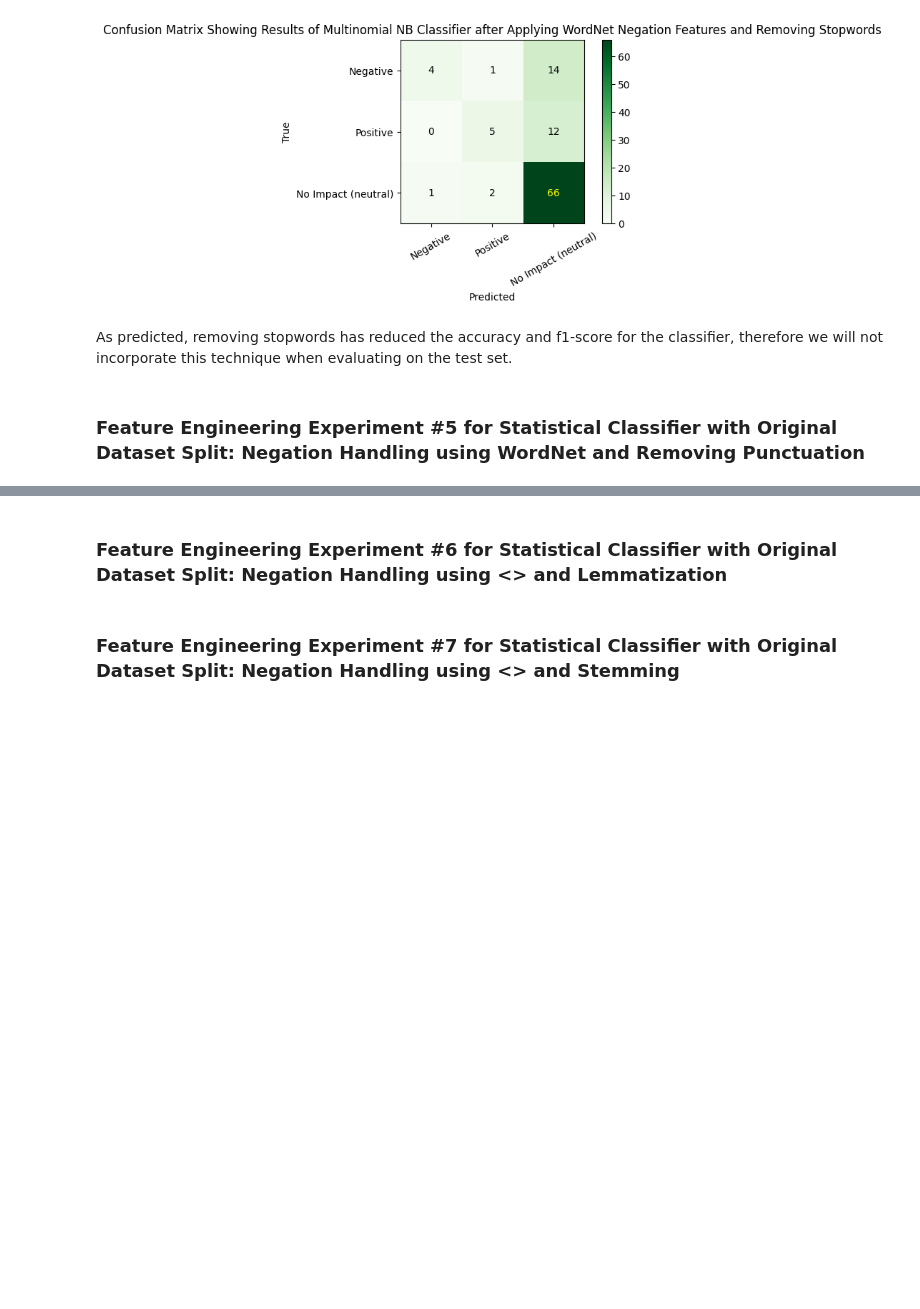
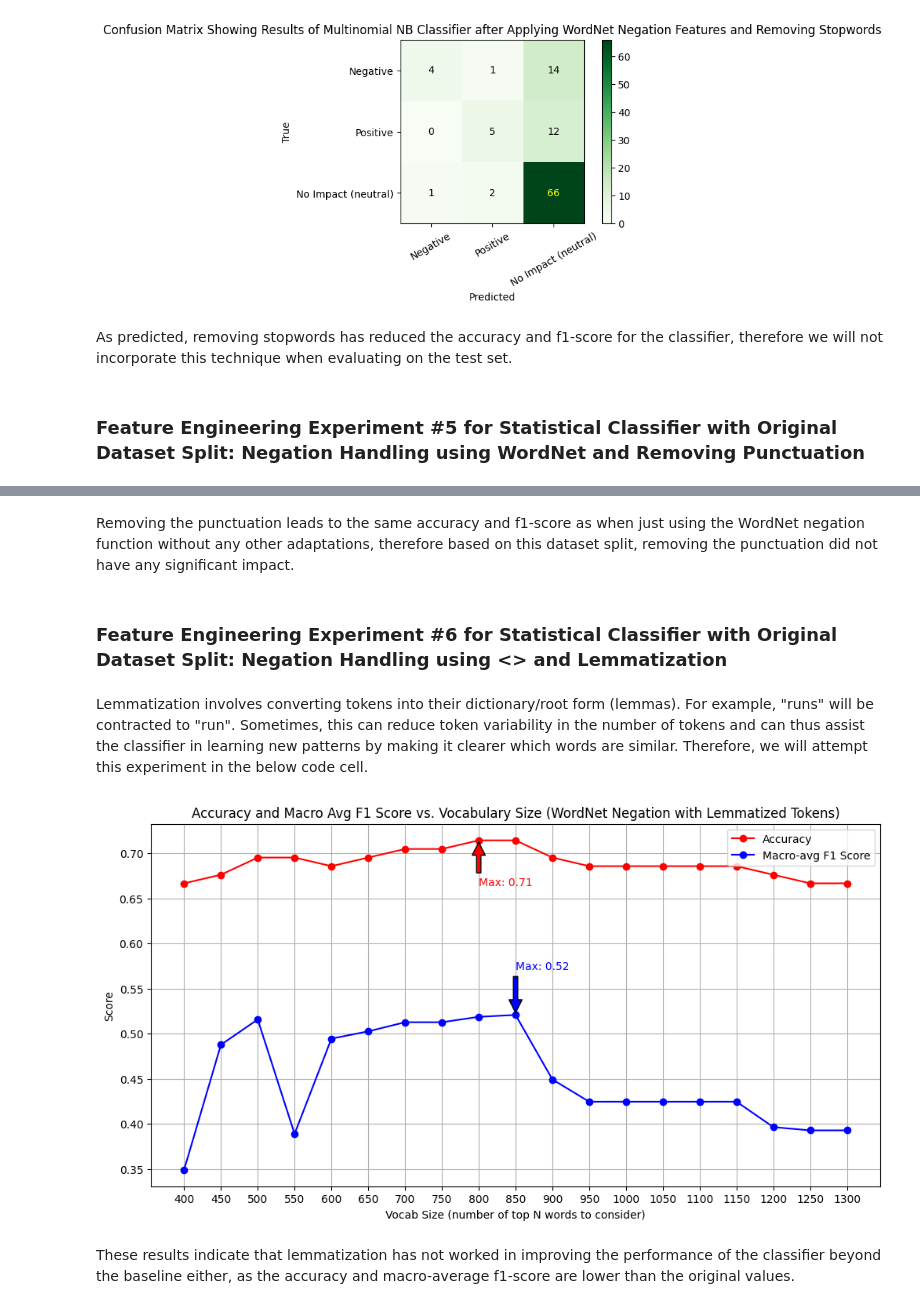
Before and after one commit to nyx500/NLP_Project_on_Poem_Sentiment_Analysis, a Jupyter notebook: NLP_Coursework_Poem_Sentiment_Classification.ipynb, the cells around one changed output, grey strips where cells are left out. Drawn from its saved outputs; the diff is of its cells as text; code cells hidden in the pictures; blank space fills up the shorter version.

Commit message:
Added lemmatization part --> now onto sentiment lexicon

```diff
--- a/NLP_Coursework_Poem_Sentiment_Classification.ipynb
+++ b/NLP_Coursework_Poem_Sentiment_Classification.ipynb
@@ -1173,4 +1207,6 @@ def remove_punctuation(tokens):
+# %% [markdown]
+Removing the punctuation leads to the same accuracy and f1-score as when just using the WordNet negation function without any other adaptations, therefore based on this dataset split, removing the punctuation did not have any significant impact.
 # %% [markdown]
 ### Feature Engineering Experiment #6 for Statistical Classifier with Original Dataset Split: Negation Handling using <> and Lemmatization
-# %% [markdown]
-### Feature Engineering Experiment #7 for Statistical Classifier with Original Dataset Split: Negation Handling using <> and Stemming
+# %% [markdown]
+Lemmatization involves converting tokens into their dictionary/root form (lemmas). For example, "runs" will be contracted to "run". Sometimes, this can reduce token variability in the number of tokens and can thus assist the classifier in learning new patterns by making it clearer which words are similar. Therefore, we will attempt this experiment in the below code cell.
@@ -1177 +1240,42 @@ def remove_punctuation(tokens):
+# %%
+## RUN THE EXPERIMENT AGAIN USING THE WORDNET NEGATION FUNCTION BUT LEMMATIZE WORDS
+
+# Instantiate lemmatizer
+lemmatizer = WordNetLemmatizer()
+
+# Get the tokens after applying the WordNet negation handling function
+lemmatized_wordnet_negated_train_tokens = [
+    lemmatize_tokens(lemmatizer, tokens)
+    for tokens in wordnet_negated_train_tokens
+]
+
+lemmatized_wordnet_negated_tokens = [
+    lemmatize_tokens(lemmatizer, tokens)
+    for tokens in wordnet_negated_validation_tokens
+]
+
+lemmatized_wordnet_negated_train_data_tuples = list(zip(lemmatized_wordnet_negated_train_tokens, original_dataset_train_labels))
+lemmatized_wordnet_negated_validation_data_tuples = list(zip(lemmatized_wordnet_negated_tokens, original_dataset_validation_labels))
+
+# new vocab list with lemmatized tokens
+vocabulary_list = flatten_list_of_lists(lemmatized_wordnet_negated_train_tokens)
+vocabulary_set = set(vocabulary_list)
+# create a freq dist of the now with lemmatized tokens
+all_words = nltk.FreqDist(w for w in vocabulary_list)
+
+# Get the accuracies and f1 scores for different numbers of word features to use to choose the best nr of word features for the negated sets
+top_word_counts, accuracies, avg_f1_scores =  calculate_metrics_for_different_vocab_size_features(
+                                                                                                    400,
+                                                                                                    1301,
+                                                                                                    all_words,
+                                                                                                    lemmatized_wordnet_negated_train_data_tuples,
+                                                                                                    lemmatized_wordnet_negated_validation_data_tuples
+                                                                                                  )
+# Plot the results
+plot_word_feature_counts_against_scores(top_word_counts, accuracies, avg_f1_scores,
+                                        'Accuracy and Macro Avg F1 Score vs. Vocabulary Size (WordNet Negation with Lemmatized Tokens)')
+# %% [output]
+[figure, added]
+# %% [markdown]
+These results indicate that lemmatization has not worked in improving the performance of the classifier beyond the baseline either, as the accuracy and macro-average f1-score are lower than the original values.
 # %% [markdown]
```
Also changed, not shown: parts of 7 cells of this notebook.
